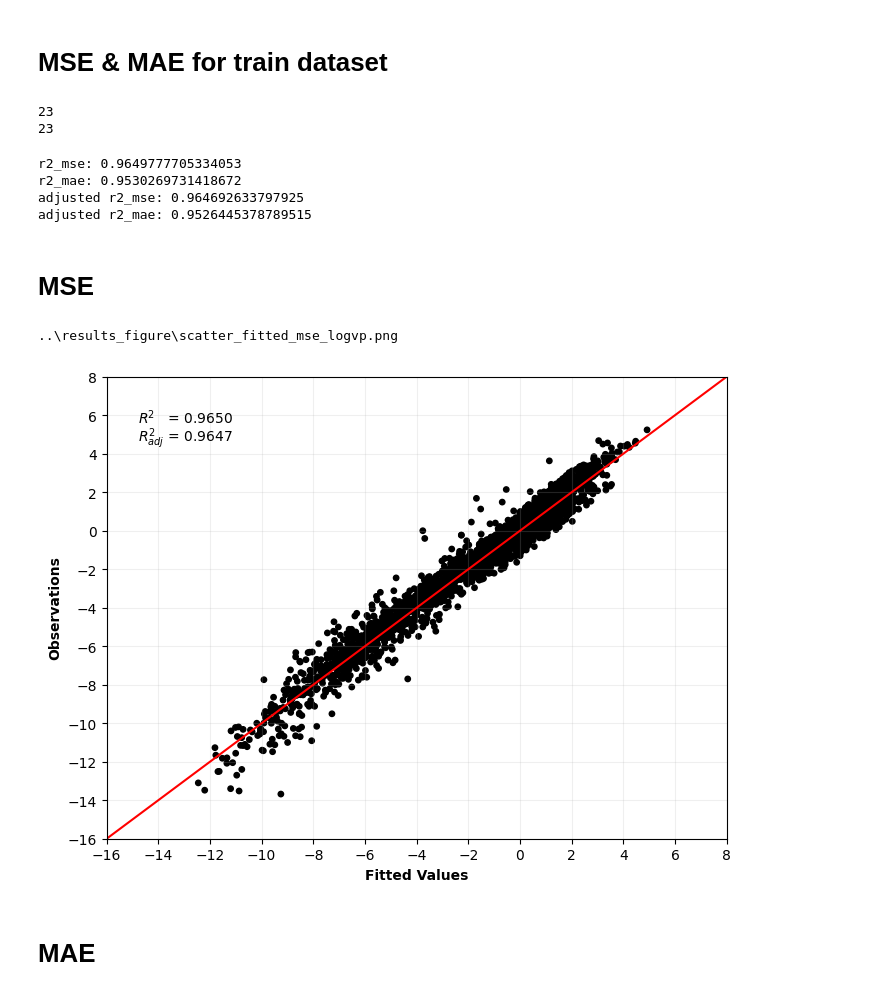
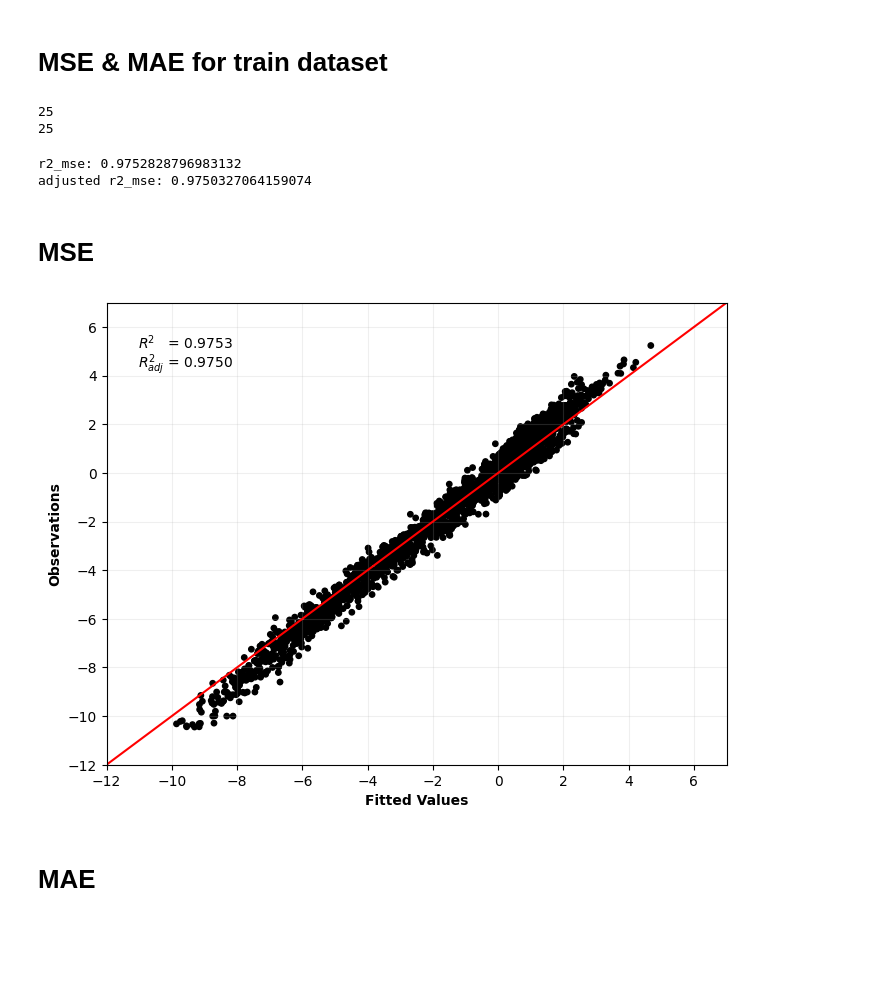
Before and after one commit to DSjayjang/Project, a Jupyter notebook: ChemGCNs/visualization/scatter_fitted.ipynb, the cells around one changed output. Drawn from its saved outputs; the diff is of its cells as text; code cells hidden in the pictures; blank space fills up the shorter version.

```diff
--- a/ChemGCNs/visualization/scatter_fitted.ipynb
+++ b/ChemGCNs/visualization/scatter_fitted.ipynb
@@ -5,7 +5,7 @@ import pandas as pd
 import matplotlib.pyplot as plt
 from sklearn.metrics import r2_score
 # %%
-dataset = 'logvp' # freesolv / esol / lipo / logvp_old / logp / logvp
+dataset = 'logvp0927' # freesolv / esol / lipo / logvp_old / logp / logvp / logvp0927
 save_dir = r'..\results_figure'
 # %% [markdown]
 # MSE & MAE for train dataset
@@ -18,8 +18,8 @@ print(df_train_MSE.shape[1])
 df_train_MAE = pd.read_csv(r'..\results_datasets\result_train_' + dataset + '_mae' + '.csv')
 print(df_train_MAE.shape[1])
 # %% [output]
-23
-23
+25
+25
 # %%
 # # MSE
 # df_train_MSE = pd.read_csv(r'..\results_datasets\result_train_mse'  + '.csv')
@@ -39,26 +39,23 @@ df_train_MAE.columns = columns
 # %%
 # R^2
 r2_mse = r2_score(df_train_MSE['target'], df_train_MSE['fitted'])
-r2_mae = r2_score(df_train_MAE['target'], df_train_MAE['fitted'])
-
 print('r2_mse:', r2_mse)
-print('r2_mae:', r2_mae)
 
 # adjusted R^2
 adjusted_r2_mse = ((len(df_train_MSE) - 1) * r2_mse - df_train_MSE.shape[1]) / (len(df_train_MSE) - df_train_MSE.shape[1] - 1)
-adjusted_r2_mae = ((len(df_train_MAE) - 1) * r2_mae - df_train_MAE.shape[1]) / (len(df_train_MAE) - df_train_MAE.shape[1] - 1)
+print('adjusted r2_mse:', adjusted_r2_mse)
 
-print('adjusted r2_mse:', adjusted_r2_mse)
-print('adjusted r2_mae:', adjusted_r2_mae)
+# r2_mae = r2_score(df_train_MAE['target'], df_train_MAE['fitted'])
+# print('r2_mae:', r2_mae)
+# adjusted_r2_mae = ((len(df_train_MAE) - 1) * r2_mae - df_train_MAE.shape[1]) / (len(df_train_MAE) - df_train_MAE.shape[1] - 1)
+# print('adjusted r2_mae:', adjusted_r2_mae)
 # %% [output]
-r2_mse: 0.9649777705334053
-r2_mae: 0.9530269731418672
-adjusted r2_mse: 0.964692633797925
-adjusted r2_mae: 0.9526445378789515
+r2_mse: 0.9752828796983132
+adjusted r2_mse: 0.9750327064159074
 # %% [markdown]
 # MSE
 # %%
-if dataset in ['freesolv', 'esol', 'lipo', 'logvp']:
+if dataset in ['freesolv', 'esol', 'lipo', 'logvp', 'logvp0927']:
     s = 15
 elif dataset in ['vd', 'logp', 'logvp_old']:
     s = 25
@@ -101,40 +98,44 @@ elif dataset == 'logvp_old':
     plt.xlim(-20, 15)
     plt.ylim(-20, 15)
     plt.xticks(range(-20, 16, 5))
     plt.yticks(range(-20, 16, 5))
 elif dataset == 'logvp':
     plt.xlim(-16, 8)
     plt.ylim(-16, 8)
     plt.xticks(range(-16, 9, 2))
     plt.yticks(range(-16, 9, 2))
 # elif dataset == 'vd':
 #     plt.xlim(0, 8)
 #     plt.ylim(0, 8)
 #     plt.xticks(range(0, 9, 1))
 #     plt.yticks(range(0, 9, 1))
+elif dataset == 'logvp0927':
+    plt.xlim(-12, 7)
+    plt.ylim(-12, 7)
+    plt.xticks(range(-12, 8, 2))
+    plt.yticks(range(-12, 8, 2))
 
 plt.xlabel("Fitted Values", fontweight = 'bold')
 plt.ylabel("Observations", fontweight = 'bold')
 
 plt.text(0.05, 0.90, rf'$R{{^2}}$   = {r2_mse:.4f}',
          transform = plt.gca().transAxes,
          fontsize = 10,)
 plt.text(0.05, 0.86, rf'$R_{{adj}}^2$ = {adjusted_r2_mse:.4f}',
          transform = plt.gca().transAxes,
          fontsize = 10,)
 
 plt.grid(alpha = 0.2)
 
-# 저장
-file_name = f'scatter_fitted_mse_{dataset}.png'
-file_path = os.path.join(save_dir, file_name)
-print(file_path)
-plt.savefig(file_path, dpi = 300, bbox_inches = 'tight')
+# # 저장
+# file_name = f'scatter_fitted_mse_{dataset}.png'
+# file_path = os.path.join(save_dir, file_name)
+# print(file_path)
+# plt.savefig(file_path, dpi = 300, bbox_inches = 'tight')
 
 plt.show()
 # %% [output]
-..\results_figure\scatter_fitted_mse_logvp.png
-[figure, old version]
+[figure, new version]
 # %% [markdown]
 # MAE
 # %%
```
Also changed, not shown: parts of 1 cell of this notebook, 18 other files.
